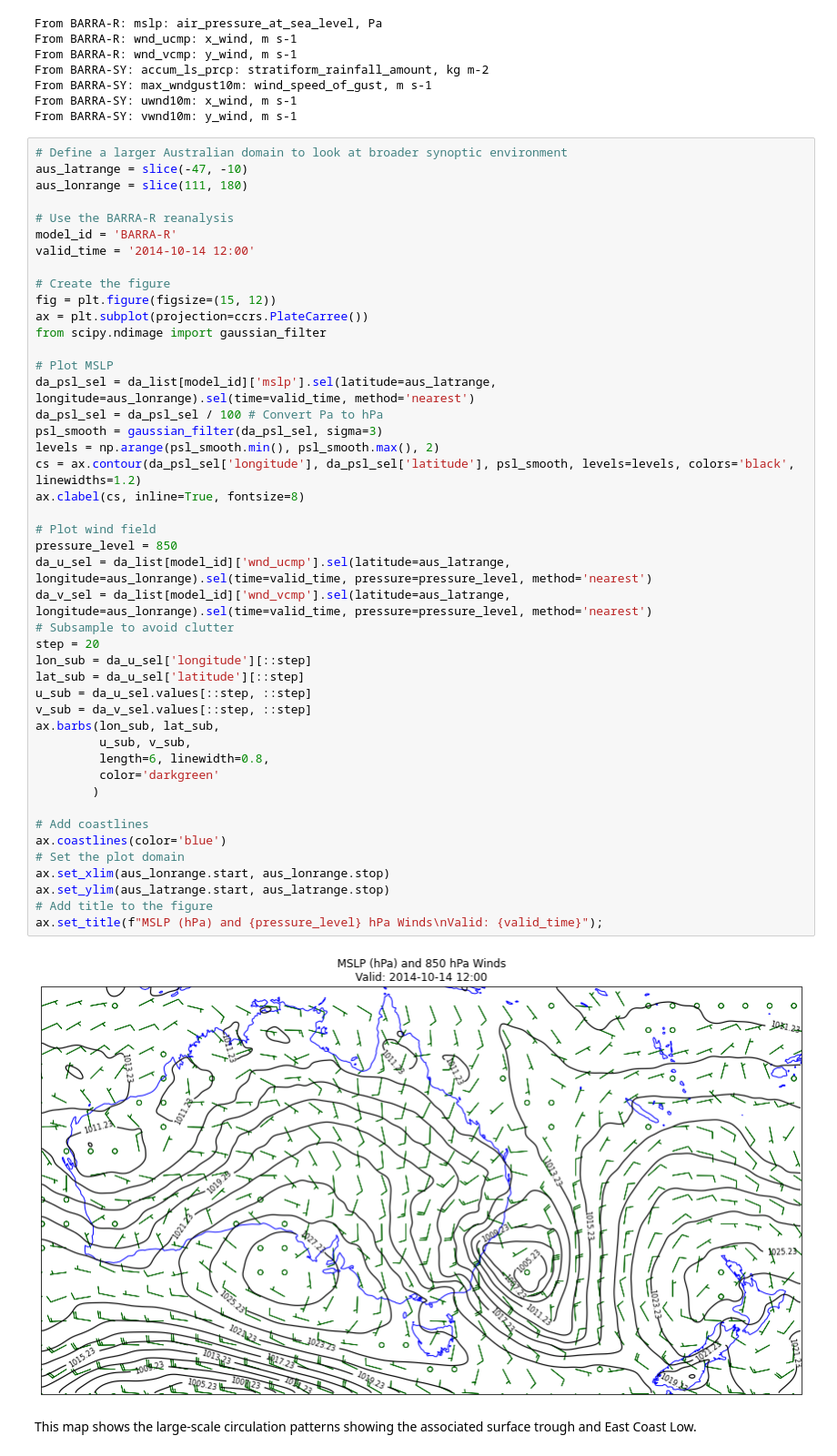
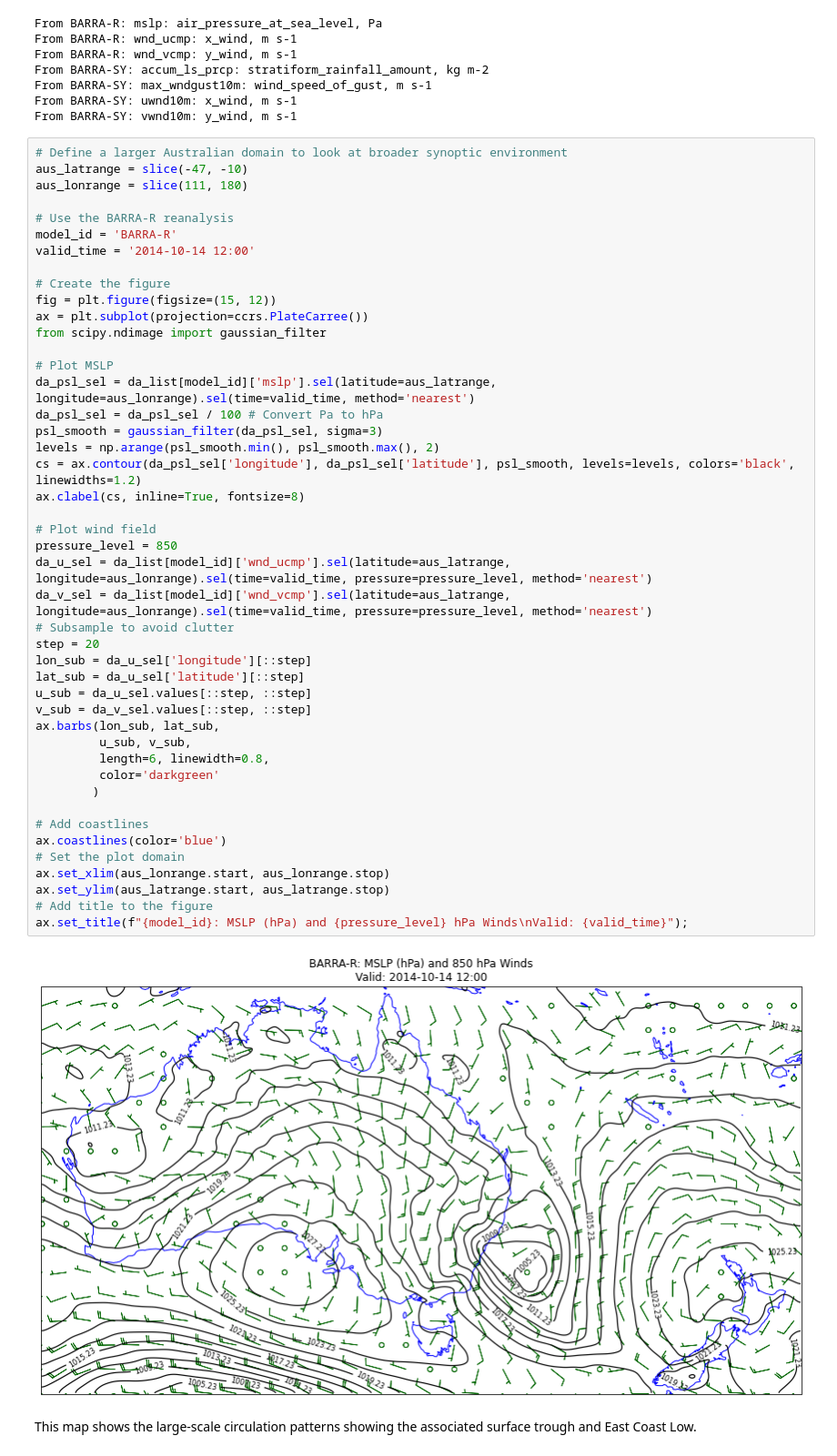
Before and after one commit to xcastagn/open-data-examples, a Jupyter notebook: get-to-know-a-dataset-barra_1.ipynb, the cells around one changed output. Shown at 91% size. Drawn from its saved outputs; the diff is of its cells as text.

```diff
--- a/get-to-know-a-dataset-barra_1.ipynb
+++ b/get-to-know-a-dataset-barra_1.ipynb
@@ -213,35 +213,35 @@ from scipy.ndimage import gaussian_filter
 da_psl_sel = da_list[model_id]['mslp'].sel(latitude=aus_latrange, longitude=aus_lonrange).sel(time=valid_time, method='nearest')
 da_psl_sel = da_psl_sel / 100 # Convert Pa to hPa
 psl_smooth = gaussian_filter(da_psl_sel, sigma=3)
 levels = np.arange(psl_smooth.min(), psl_smooth.max(), 2)
 cs = ax.contour(da_psl_sel['longitude'], da_psl_sel['latitude'], psl_smooth, levels=levels, colors='black', linewidths=1.2)
 ax.clabel(cs, inline=True, fontsize=8)
 
 # Plot wind field
 pressure_level = 850
 da_u_sel = da_list[model_id]['wnd_ucmp'].sel(latitude=aus_latrange, longitude=aus_lonrange).sel(time=valid_time, pressure=pressure_level, method='nearest')
 da_v_sel = da_list[model_id]['wnd_vcmp'].sel(latitude=aus_latrange, longitude=aus_lonrange).sel(time=valid_time, pressure=pressure_level, method='nearest')
 # Subsample to avoid clutter
 step = 20
 lon_sub = da_u_sel['longitude'][::step]
 lat_sub = da_u_sel['latitude'][::step]
 u_sub = da_u_sel.values[::step, ::step]
 v_sub = da_v_sel.values[::step, ::step]
 ax.barbs(lon_sub, lat_sub,
          u_sub, v_sub,
          length=6, linewidth=0.8,
          color='darkgreen'
         )
 
 # Add coastlines
 ax.coastlines(color='blue')
 # Set the plot domain
 ax.set_xlim(aus_lonrange.start, aus_lonrange.stop)
 ax.set_ylim(aus_latrange.start, aus_latrange.stop)
 # Add title to the figure
-ax.set_title(f"MSLP (hPa) and {pressure_level} hPa Winds\nValid: {valid_time}");
+ax.set_title(f"{model_id}: MSLP (hPa) and {pressure_level} hPa Winds\nValid: {valid_time}");
 # %% [output]
-[figure, old version]
+[figure, new version]
 # %% [markdown]
 This map shows the large-scale circulation patterns showing the associated surface trough and East Coast Low.
 # %%
```
Also changed, not shown: parts of 4 cells of this notebook.
